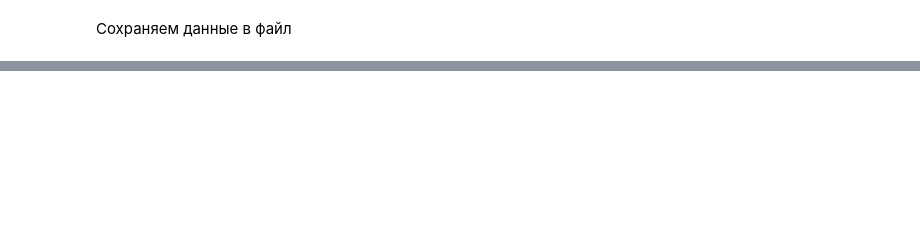
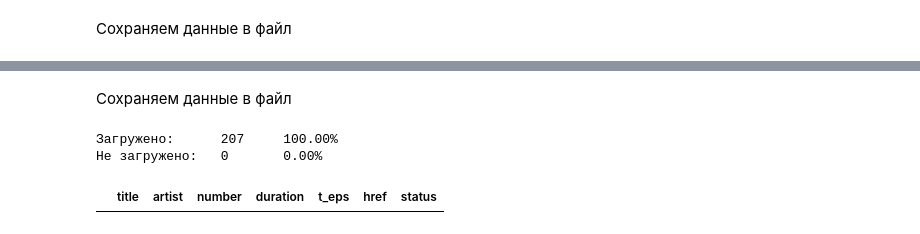
Before and after one commit to EgorDudyrev/ChordEstimation2017, a Jupyter notebook: the_work/notebooks/Load audiofiles (Complete).ipynb, the cells around one changed output, grey strips where cells are left out. Cells and saved outputs as stored; diff of their text form; code cells hidden in the pictures; blank space fills up the shorter version.

```diff
--- a/the_work/notebooks/Load audiofiles (Complete).ipynb
+++ b/the_work/notebooks/Load audiofiles (Complete).ipynb
@@ -431,0 +713,2 @@ print('Не загружено:\t{}\t{:.2%}'.format(len(ds)-dled_num, 1-dled_num
+# %% [markdown]
+Сохраняем данные в файл
@@ -431,0 +717,11 @@ print('Не загружено:\t{}\t{:.2%}'.format(len(ds)-dled_num, 1-dled_num
+# %%
+dled_num = len(cl_ds[cl_ds['status']=='Downloaded'])
+print('Загружено:\t{}\t{:.2%}'.format(dled_num, dled_num/len(cl_ds)))
+print('Не загружено:\t{}\t{:.2%}'.format(len(cl_ds)-dled_num, 1-dled_num/len(cl_ds)))
+# %% [output]
+Загружено:      207     100.00%
+Не загружено:   0       0.00%
+# %%
+cl_ds[cl_ds['status']!='Downloaded'].head()
+# %% [output]
+|  | title | artist | number | duration | t_eps | href | status |
```
Also changed, not shown: parts of 60 cells of this notebook, 3 other files.
